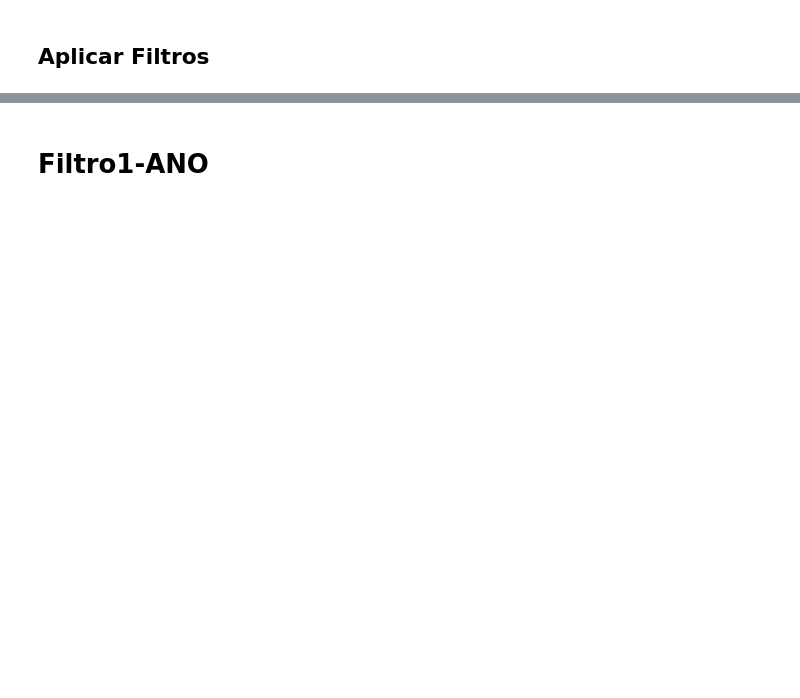
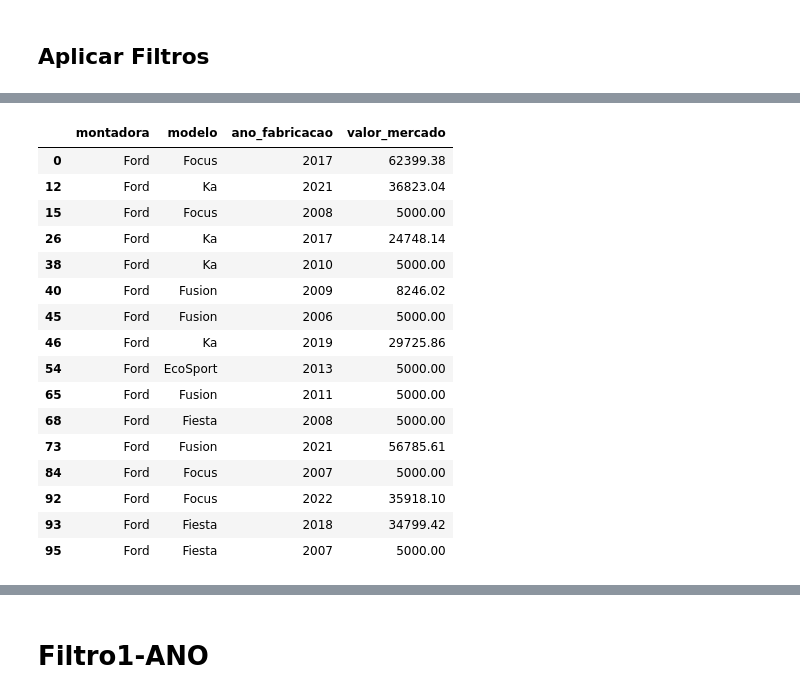
Before and after one commit to dev-alini/AlineJSantos.github.io, a Jupyter notebook: Curso_Pandas_CDB.ipynb, the cells around one changed output, grey strips where cells are left out. Drawn from its saved outputs; the diff is of its cells as text; code cells hidden in the pictures; blank space fills up the shorter version.

```diff
--- a/Curso_Pandas_CDB.ipynb
+++ b/Curso_Pandas_CDB.ipynb
@@ -184,0 +195,20 @@ dados.isnull()
+# %%
+dados.query('montadora == "Ford"')
+# %% [output]
+|  | montadora | modelo | ano_fabricacao | valor_mercado |
+| 0 | Ford | Focus | 2017 | 62399.38 |
+| 12 | Ford | Ka | 2021 | 36823.04 |
+| 15 | Ford | Focus | 2008 | 5000.00 |
+| 26 | Ford | Ka | 2017 | 24748.14 |
+| 38 | Ford | Ka | 2010 | 5000.00 |
+| 40 | Ford | Fusion | 2009 | 8246.02 |
+| 45 | Ford | Fusion | 2006 | 5000.00 |
+| 46 | Ford | Ka | 2019 | 29725.86 |
+| 54 | Ford | EcoSport | 2013 | 5000.00 |
+| 65 | Ford | Fusion | 2011 | 5000.00 |
+| 68 | Ford | Fiesta | 2008 | 5000.00 |
+| 73 | Ford | Fusion | 2021 | 56785.61 |
+| 84 | Ford | Focus | 2007 | 5000.00 |
+| 92 | Ford | Focus | 2022 | 35918.10 |
+| 93 | Ford | Fiesta | 2018 | 34799.42 |
+| 95 | Ford | Fiesta | 2007 | 5000.00 |
```
Also changed, not shown: parts of 13 cells of this notebook.
